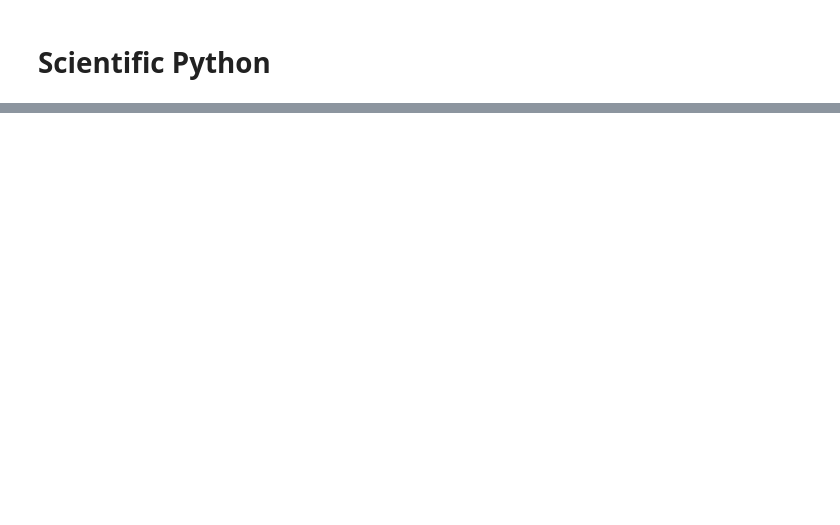
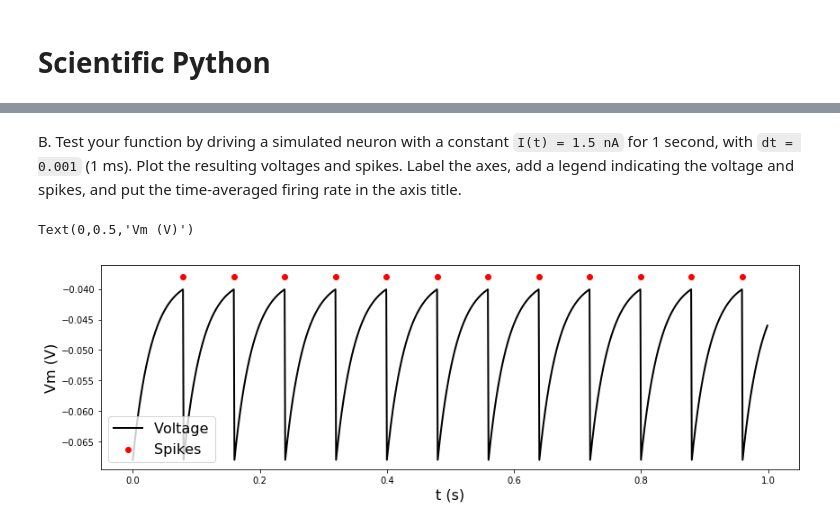
Before and after one commit to rkp8000/imbizo_2019_python_tutorial, a Jupyter notebook: exercises.ipynb, the cells around one changed output, grey strips where cells are left out. Saved outputs shown, nothing was run; the diff lists cells and outputs as text; code cells hidden in the pictures; blank space fills up the shorter version.

```diff
--- a/exercises.ipynb
+++ b/exercises.ipynb
@@ -113,0 +315,25 @@ for ...
+# %% [markdown]
+B. Test your function by driving a simulated neuron with a constant `I(t) = 1.5 nA` for 1 second, with `dt = 0.001` (1 ms). Plot the resulting voltages and spikes. Label the axes, add a legend indicating the voltage and spikes, and put the time-averaged firing rate in the axis title.
+# %%
+# drive neuron with constant current input
+dt = .001
+dur = 1
+i = 1.5e-9 * np.ones(int(dur/dt))
+params = {'V_REST': -0.068, 'TAU': 0.03, 'V_TH': -0.04, 'R': 20e6}
+
+ts, vs, spks = run_lif_smln(dt, i, params)
+
+# calc avg firing rate
+fr = np.sum(spks) / dur
+
+# make plot
+fig, ax = plt.subplots(1, 1, figsize=(12, 4), tight_layout=True)
+ax.plot(ts, vs, c='k', lw=2)
+y_spk = -.038
+ax.scatter(spks, y_spk*np.ones(len(spks)), c='r')
+ax.legend(['Voltage', 'Spikes'], fontsize=16)
+ax.set_xlabel('t (s)', fontsize=16)
+ax.set_ylabel('Vm (V)', fontsize=16)
+# %% [output]
+Text(0,0.5,'Vm (V)')
+[figure, added]
```
Also changed, not shown: parts of 42 cells of this notebook, 6 other files.
